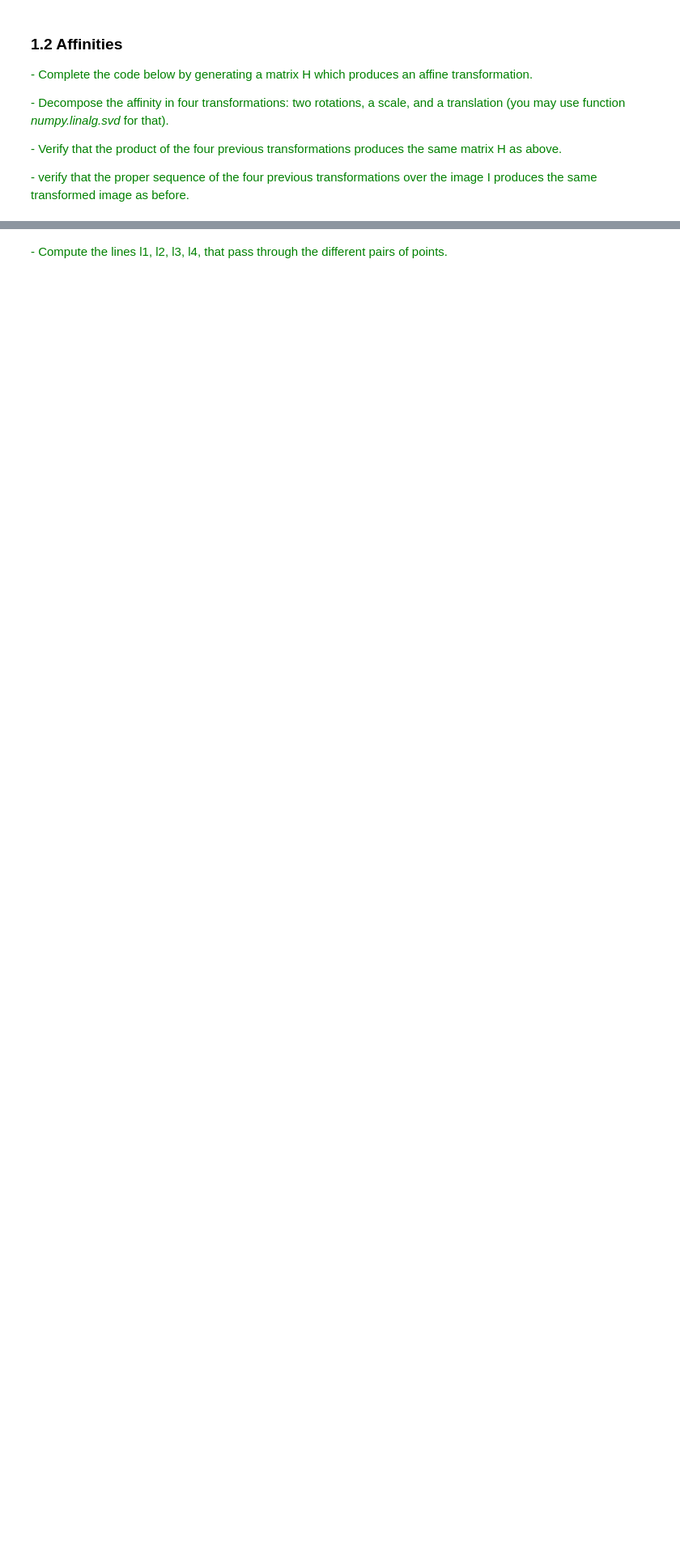
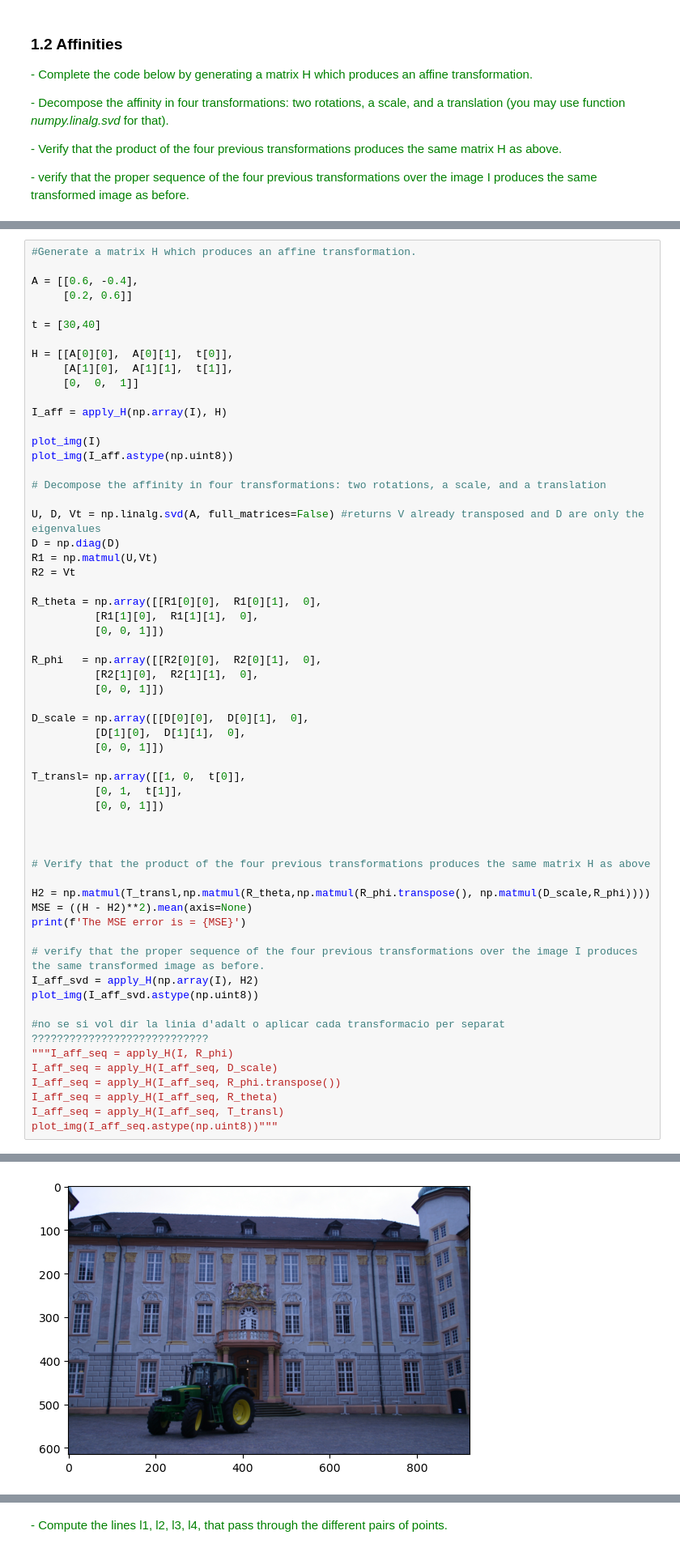
Before and after one commit to aolivtous/MCV_M4_3DVision, a Jupyter notebook: lab1/lab1.ipynb, the cells around one changed output, grey strips where cells are left out. Shown at 81% size. Saved outputs shown, nothing was run; the diff lists cells and outputs as text; blank space fills up the shorter version.

```diff
--- a/lab1/lab1.ipynb
+++ b/lab1/lab1.ipynb
@@ -129,0 +126,60 @@ plot_img(I_aff)
+# %%
+#Generate a matrix H which produces an affine transformation.
+
+A = [[0.6, -0.4],
+     [0.2, 0.6]]
+
+t = [30,40]
+
+H = [[A[0][0],  A[0][1],  t[0]],
+     [A[1][0],  A[1][1],  t[1]],
+     [0,  0,  1]]
+
+I_aff = apply_H(np.array(I), H)
+
+plot_img(I)
+plot_img(I_aff.astype(np.uint8))
+
+# Decompose the affinity in four transformations: two rotations, a scale, and a translation
+
+U, D, Vt = np.linalg.svd(A, full_matrices=False) #returns V already transposed and D are only the eigenvalues
+D = np.diag(D)
+R1 = np.matmul(U,Vt)
+R2 = Vt
+
+R_theta = np.array([[R1[0][0],  R1[0][1],  0],
+          [R1[1][0],  R1[1][1],  0],
+          [0, 0, 1]])
+
+R_phi   = np.array([[R2[0][0],  R2[0][1],  0],
+          [R2[1][0],  R2[1][1],  0],
+          [0, 0, 1]])
+
+D_scale = np.array([[D[0][0],  D[0][1],  0],
+          [D[1][0],  D[1][1],  0],
+          [0, 0, 1]])
+
+T_transl= np.array([[1, 0,  t[0]],
+          [0, 1,  t[1]],
+          [0, 0, 1]])
+
+
+
+# Verify that the product of the four previous transformations produces the same matrix H as above
+
+H2 = np.matmul(T_transl,np.matmul(R_theta,np.matmul(R_phi.transpose(), np.matmul(D_scale,R_phi))))
+MSE = ((H - H2)**2).mean(axis=None)
+print(f'The MSE error is = {MSE}')
+
+# verify that the proper sequence of the four previous transformations over the image I produces the same transformed image as before.
+I_aff_svd = apply_H(np.array(I), H2)
+plot_img(I_aff_svd.astype(np.uint8))
+
+#no se si vol dir la linia d'adalt o aplicar cada transformacio per separat ????????????????????????????
+"""I_aff_seq = apply_H(I, R_phi)
+I_aff_seq = apply_H(I_aff_seq, D_scale)
+I_aff_seq = apply_H(I_aff_seq, R_phi.transpose())
+I_aff_seq = apply_H(I_aff_seq, R_theta)
+I_aff_seq = apply_H(I_aff_seq, T_transl)
+plot_img(I_aff_seq.astype(np.uint8))"""
+# %% [output]
@@ -129,0 +188 @@ plot_img(I_aff)
+[figure, added]
```
Also changed, not shown: parts of 10 cells of this notebook.
